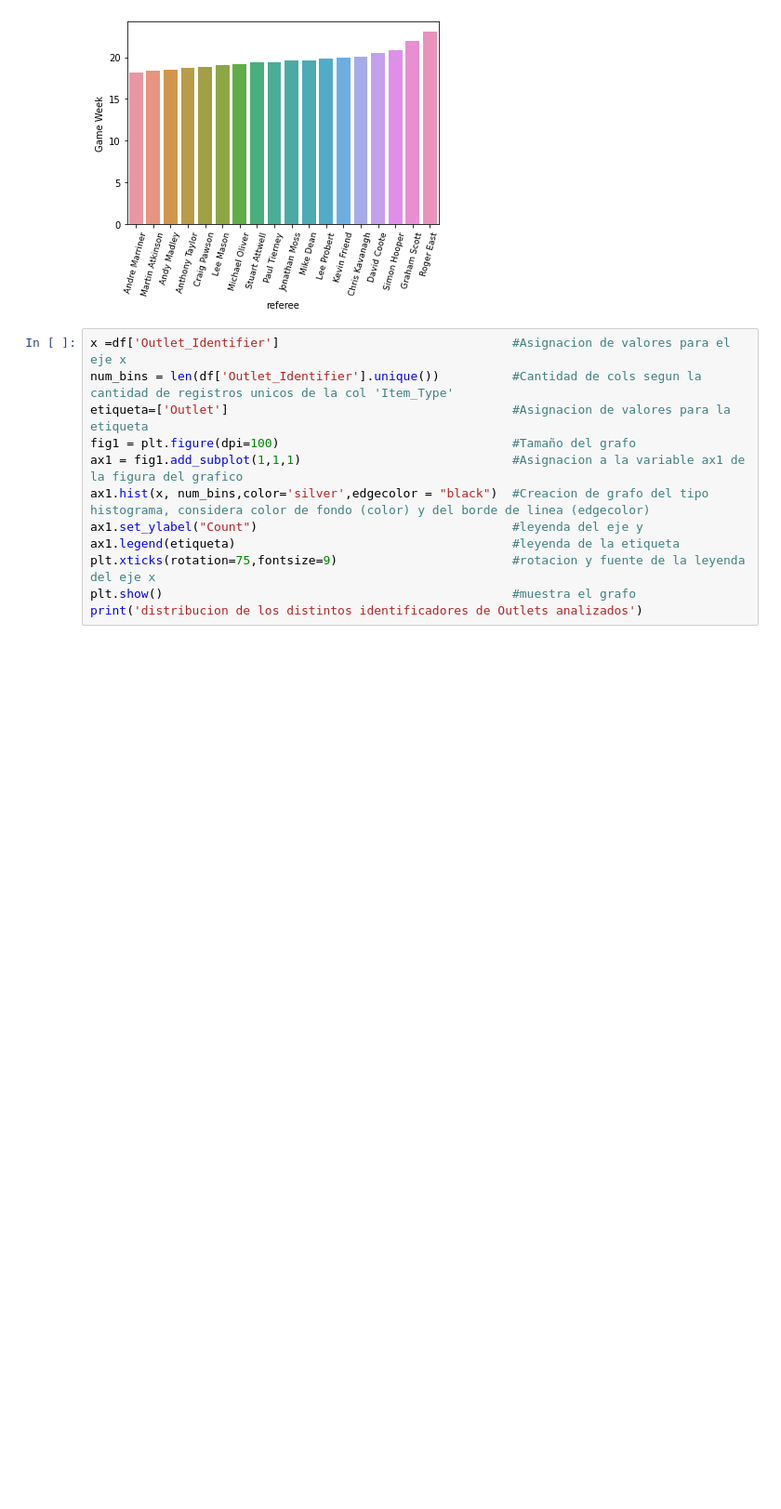
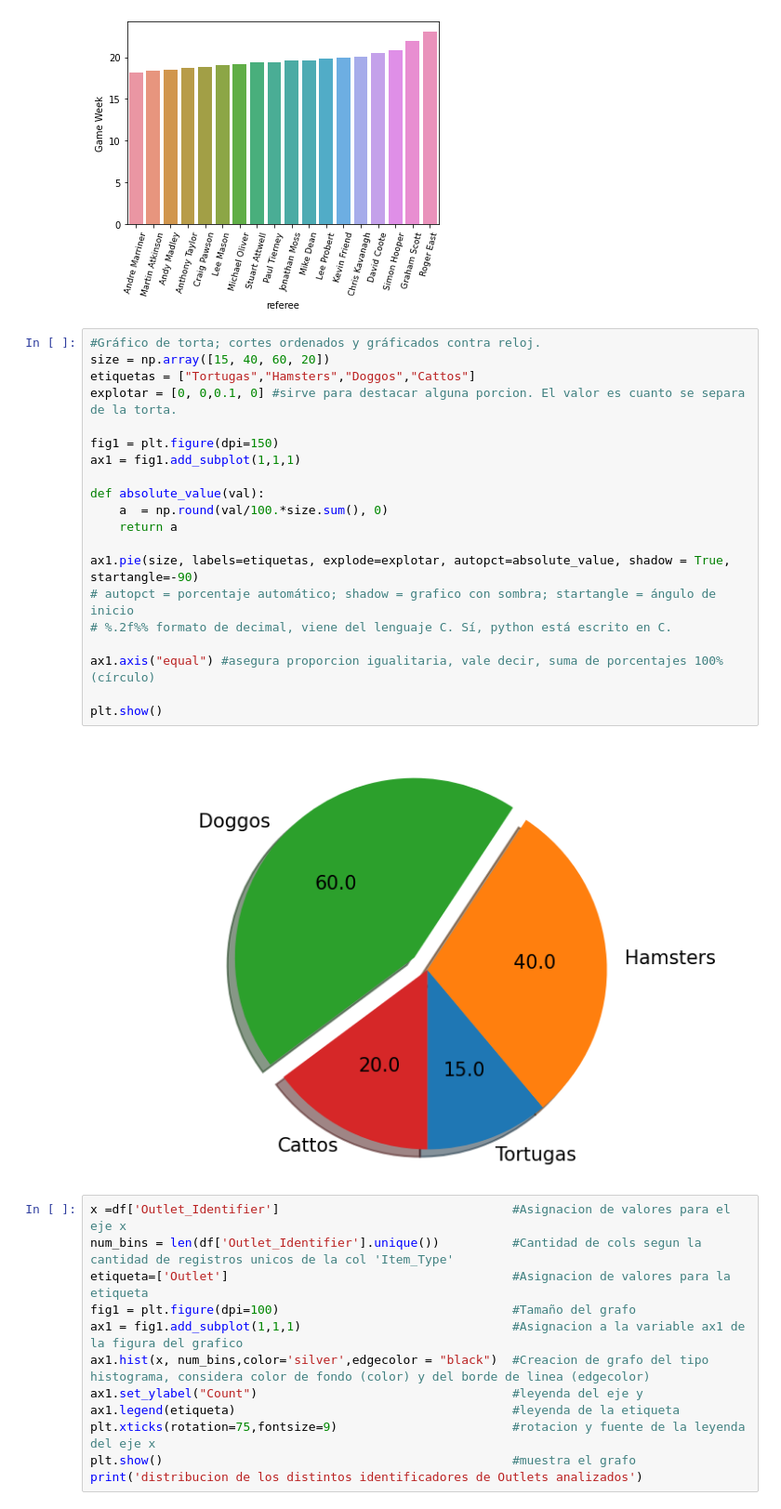
Before and after one commit to Jorge2018/DataScience2022-2, a Jupyter notebook: Script_ultimoMatplotlib.ipynb, the cells around one changed output. Shown at 93% size. Cells and saved outputs as stored; diff of their text form; blank space fills up the shorter version.

```diff
--- a/Script_ultimoMatplotlib.ipynb
+++ b/Script_ultimoMatplotlib.ipynb
@@ -97,6 +97,28 @@ sns.barplot(x='referee', y="Game Week", data=df00,order=df00.sort_values('Game W
 # %% [output]
 <matplotlib.axes._subplots.AxesSubplot at 0x...>
 [figure]
+# %%
+#Gráfico de torta; cortes ordenados y gráficados contra reloj.
+size = np.array([15, 40, 60, 20])
+etiquetas = ["Tortugas","Hamsters","Doggos","Cattos"]
+explotar = [0, 0,0.1, 0] #sirve para destacar alguna porcion. El valor es cuanto se separa de la torta.
+
+fig1 = plt.figure(dpi=150)
+ax1 = fig1.add_subplot(1,1,1)
+
+def absolute_value(val):
+    a  = np.round(val/100.*size.sum(), 0)
+    return a
+
+ax1.pie(size, labels=etiquetas, explode=explotar, autopct=absolute_value, shadow = True, startangle=-90)
+# autopct = porcentaje automático; shadow = grafico con sombra; startangle = ángulo de inicio
+# %.2f%% formato de decimal, viene del lenguaje C. Sí, python está escrito en C.
+
+ax1.axis("equal") #asegura proporcion igualitaria, vale decir, suma de porcentajes 100% (círculo)
+
+plt.show()
+# %% [output]
+[figure, added]
 # %%
 x =df['Outlet_Identifier']                                #Asignacion de valores para el eje x
 num_bins = len(df['Outlet_Identifier'].unique())          #Cantidad de cols segun la cantidad de registros unicos de la col 'Item_Type'
```
Also changed, not shown: parts of 2 cells of this notebook.
